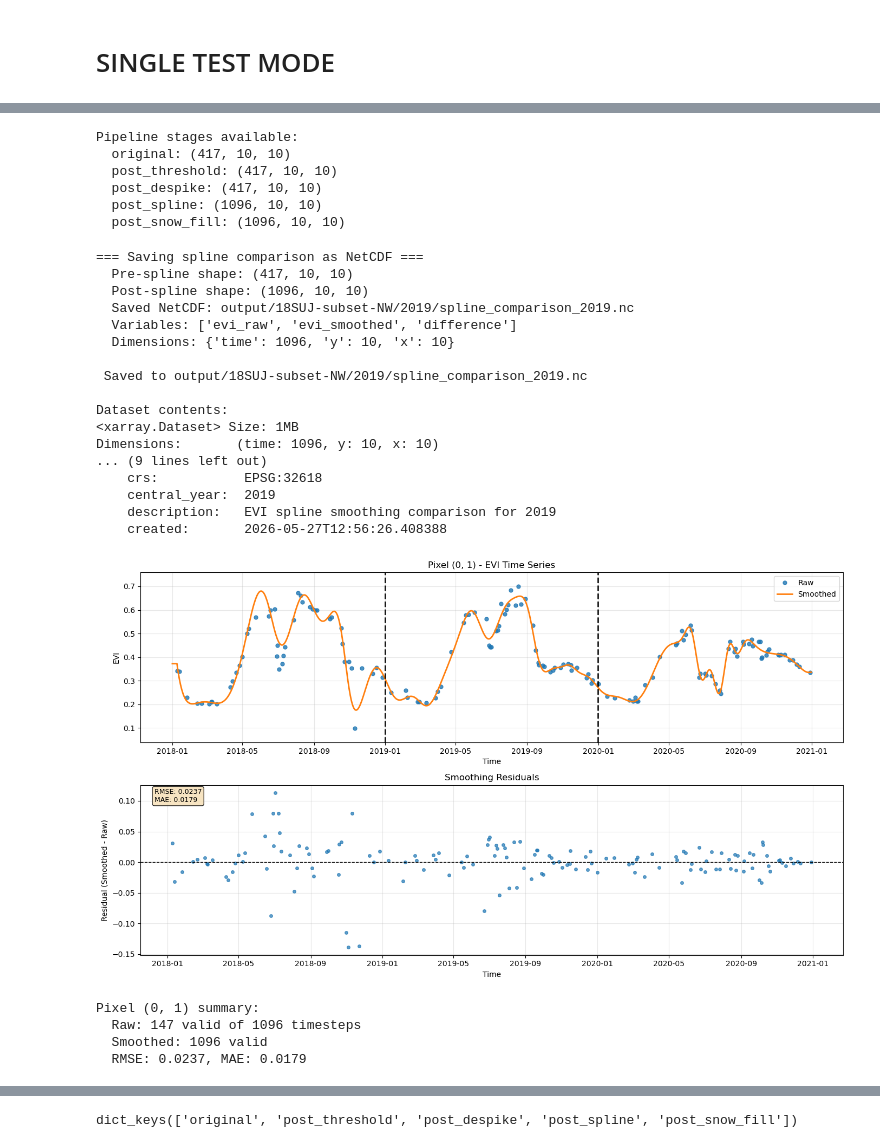
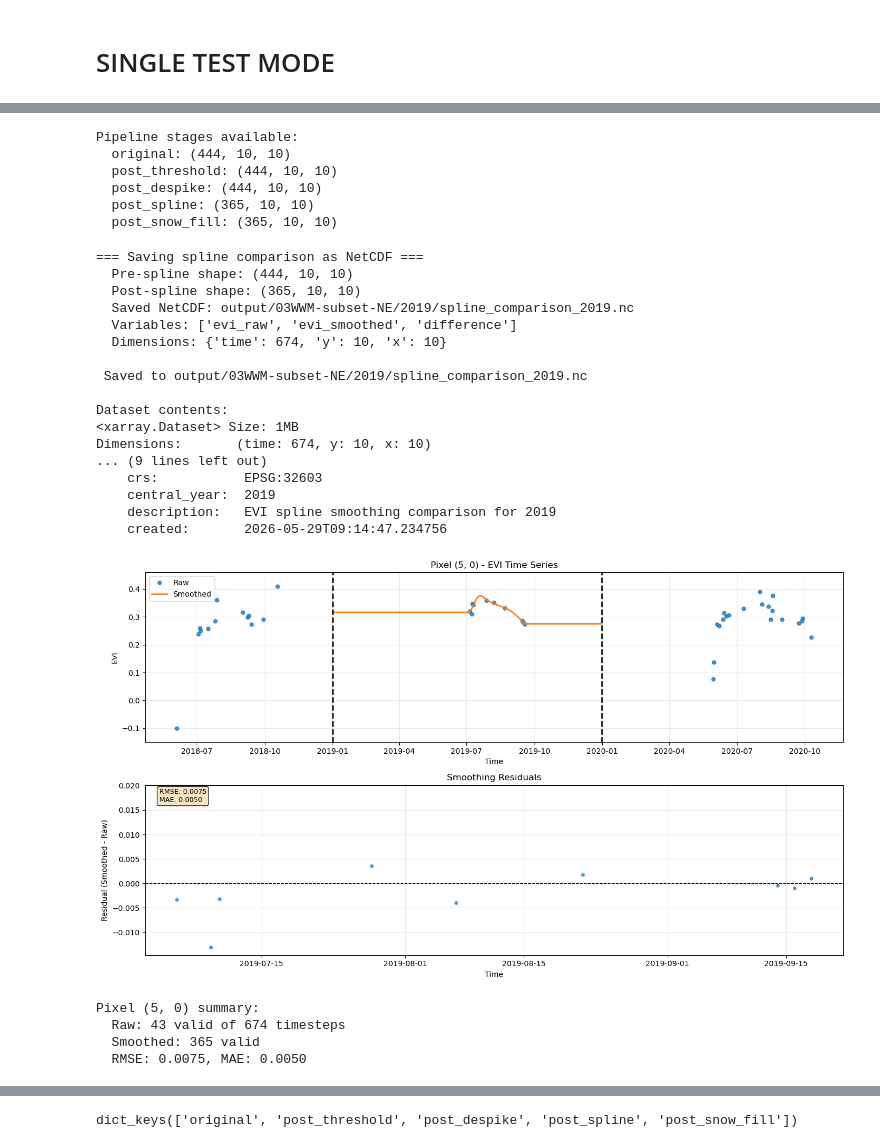
Before and after one commit to CQuinn8/HLS_phenometrics_maap, a Jupyter notebook: interactive_pheno_testing.ipynb, the cells around one changed output, grey strips where cells are left out. Saved outputs shown, nothing was run; the diff lists cells and outputs as text; code cells hidden in the pictures.

```diff
--- a/interactive_pheno_testing.ipynb
+++ b/interactive_pheno_testing.ipynb
@@ -616,11 +616,7 @@ def smooth_evi_chunk_for_year(
         return xr.DataArray(
             nan_data,
             dims=["time", "y", "x"],
-            coords={
-                "time": daily_times,
-                "y":    fit_chunk.y,
-                "x":    fit_chunk.x,
-            },
+            coords={"time": daily_times, "y": fit_chunk.y, "x": fit_chunk.x,},
         )
 
     # ----------------------------------------------------------------
@@ -1466,10 +1435,10 @@ def calc_obs_snow_background(
 # %%
 data_dir=Path("./output/")
 output_path=Path("./output/")
-tile="18SUJ-subset-NW"
+tile="03WWM-subset-council"
 target_year=2019
 context_months=12
-chunk_size=10
+chunk_size=250
 n_workers=1
 roi_file=None
 tile_epsg=None
@@ -1607,7 +1593,7 @@ Unique dates: 417
 Chunks: 1 (10x10)
 Memory per chunk: 0.2 MB
 # %%
-reload_chunk = False
+reload_chunk = True
 if reload_chunk == False:
     print("Not rerunning")
 else:
@@ -1650,11 +1654,11 @@ for stage_name, stage_data in intermediate.items():
     print(f"  {stage_name}: {stage_data.shape}")
 # %% [output]
 Pipeline stages available:
-  original: (417, 10, 10)
-  post_threshold: (417, 10, 10)
-  post_despike: (417, 10, 10)
-  post_spline: (1096, 10, 10)
-  post_snow_fill: (1096, 10, 10)
+  original: (444, 10, 10)
+  post_threshold: (444, 10, 10)
+  post_despike: (444, 10, 10)
+  post_spline: (365, 10, 10)
+  post_snow_fill: (365, 10, 10)
 # %%
 chunk_idx = 0
 if intermediate:
@@ -1682,29 +1686,29 @@ if intermediate:
         print(ds)
 # %% [output]
 === Saving spline comparison as NetCDF ===
-  Pre-spline shape: (417, 10, 10)
-  Post-spline shape: (1096, 10, 10)
-  Saved NetCDF: output/18SUJ-subset-NW/2019/spline_comparison_2019.nc
+  Pre-spline shape: (444, 10, 10)
+  Post-spline shape: (365, 10, 10)
+  Saved NetCDF: output/03WWM-subset-NE/2019/spline_comparison_2019.nc
   Variables: ['evi_raw', 'evi_smoothed', 'difference']
-  Dimensions: {'time': 1096, 'y': 10, 'x': 10}
+  Dimensions: {'time': 674, 'y': 10, 'x': 10}
 
- Saved to output/18SUJ-subset-NW/2019/spline_comparison_2019.nc
+ Saved to output/03WWM-subset-NE/2019/spline_comparison_2019.nc
 
 Dataset contents:
 <xarray.Dataset> Size: 1MB
-Dimensions:       (time: 1096, y: 10, x: 10)
+Dimensions:       (time: 674, y: 10, x: 10)
 ... (9 lines left out)
-    crs:           EPSG:32618
+    crs:           EPSG:32603
     central_year:  2019
     description:   EVI spline smoothing comparison for 2019
-    created:       2026-05-27T12:56:26.408388
+    created:       2026-05-29T09:14:47.234756
 # %%
-plot_spline_comparison(ds, yi=0, xi=1, target_year=target_year, outdir=output_dir)
+plot_spline_comparison(ds, yi=5, xi=0, target_year=target_year, outdir=output_dir)
 # %% [output]
-[figure, old version]
+[figure, new version]
-Pixel (0, 1) summary:
-  Raw: 147 valid of 1096 timesteps
-  Smoothed: 1096 valid
-  RMSE: 0.0237, MAE: 0.0179
+Pixel (5, 0) summary:
+  Raw: 43 valid of 674 timesteps
+  Smoothed: 365 valid
+  RMSE: 0.0075, MAE: 0.0050
 # %%
 # Usage
```
Also changed, not shown: parts of 6 cells of this notebook, 3 other files.
